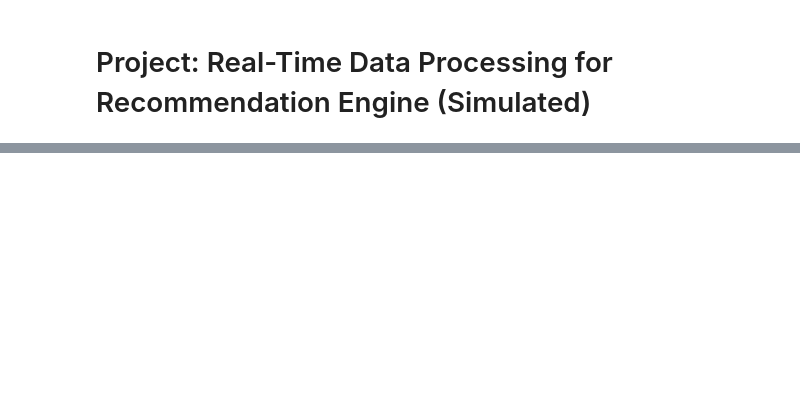
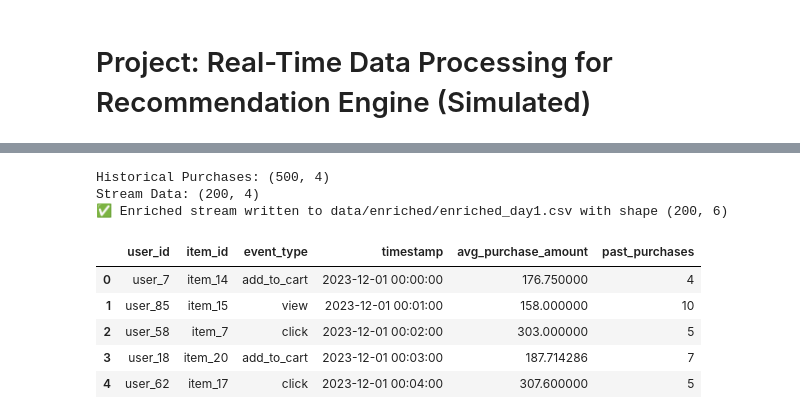
Before and after one commit to BHARATH077/Real-Time-Data-Processing-for-Recommendation-Engine-, a Jupyter notebook: Notebook/RealTime_RecEngine_Project.ipynb, the cells around one changed output, grey strips where cells are left out. Cells and saved outputs as stored; diff of their text form; code cells hidden in the pictures; blank space fills up the shorter version.

```diff
--- a/Notebook/RealTime_RecEngine_Project.ipynb
+++ b/Notebook/RealTime_RecEngine_Project.ipynb
@@ -43,0 +110,57 @@ historical.head()
+# %%
+# =======================
+# Step 3: Mini Streaming Pipeline (First Join)
+# =======================
+
+import duckdb
+
+# Load historical data
+historical = pd.read_parquet("data/historical_purchases.parquet")
+
+# Load stream data (from Day 2)
+stream_data = pd.read_csv("data/stream/user_activity_day1.csv")
+
+print("Historical Purchases:", historical.shape)
+print("Stream Data:", stream_data.shape)
+
+# Use DuckDB for SQL-style join
+con = duckdb.connect()
+
+con.register("hist", historical)
+con.register("stream", stream_data)
+
+# Join to enrich stream with purchase info
+enriched_query = """
+SELECT
+    s.user_id,
+    s.item_id,
+    s.event_type,
+    s.timestamp,
+    AVG(h.purchase_amount) AS avg_purchase_amount,
+    COUNT(h.item_id) AS past_purchases
+FROM stream s
+LEFT JOIN hist h
+ON s.user_id = h.user_id
+GROUP BY s.user_id, s.item_id, s.event_type, s.timestamp
+ORDER BY s.timestamp
+"""
+
+enriched = con.execute(enriched_query).fetchdf()
+
+# Save enriched stream output
+os.makedirs("data/enriched", exist_ok=True)
+enriched_file = "data/enriched/enriched_day1.csv"
+enriched.to_csv(enriched_file, index=False)
+
+print(f"✅ Enriched stream written to {enriched_file} with shape {enriched.shape}")
+enriched.head()
+# %% [output]
+Historical Purchases: (500, 4)
+Stream Data: (200, 4)
+✅ Enriched stream written to data/enriched/enriched_day1.csv with shape (200, 6)
+|  | user_id | item_id | event_type | timestamp | avg_purchase_amount | past_purchases |
+| 0 | user_7 | item_14 | add_to_cart | 2023-12-01 00:00:00 | 176.750000 | 4 |
+| 1 | user_85 | item_15 | view | 2023-12-01 00:01:00 | 158.000000 | 10 |
+| 2 | user_58 | item_7 | click | 2023-12-01 00:02:00 | 303.000000 | 5 |
+| 3 | user_18 | item_20 | add_to_cart | 2023-12-01 00:03:00 | 187.714286 | 7 |
+| 4 | user_62 | item_17 | click | 2023-12-01 00:04:00 | 307.600000 | 5 |
```
Also changed, not shown: parts of 7 cells of this notebook.
